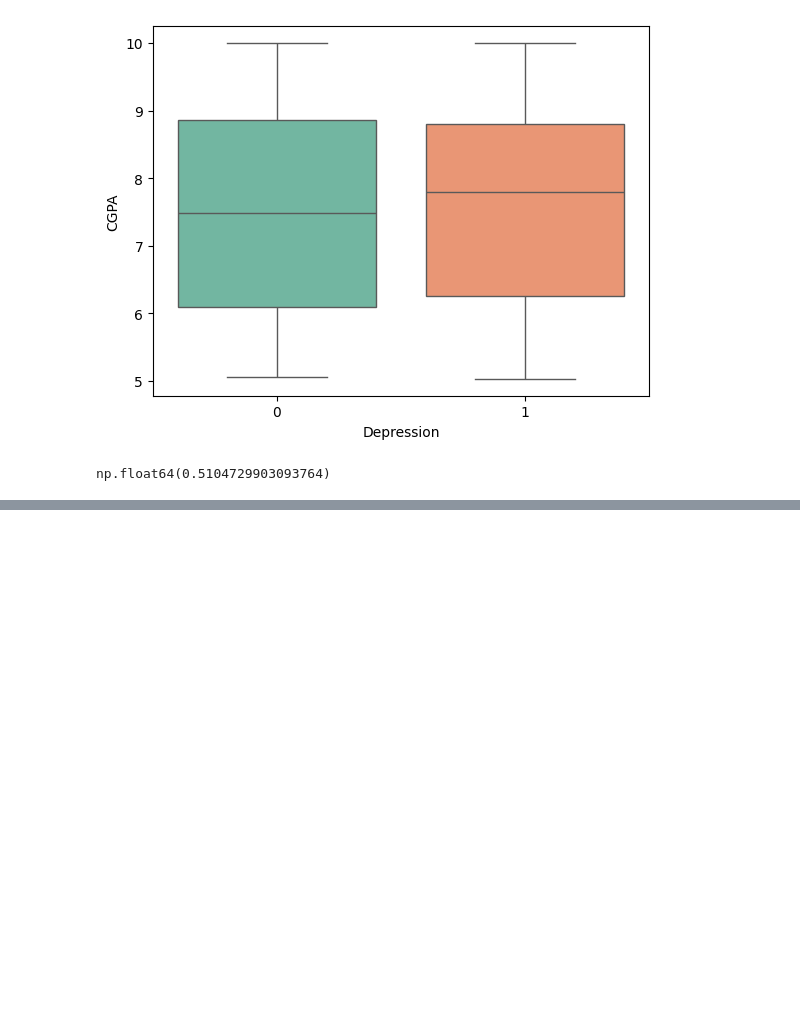
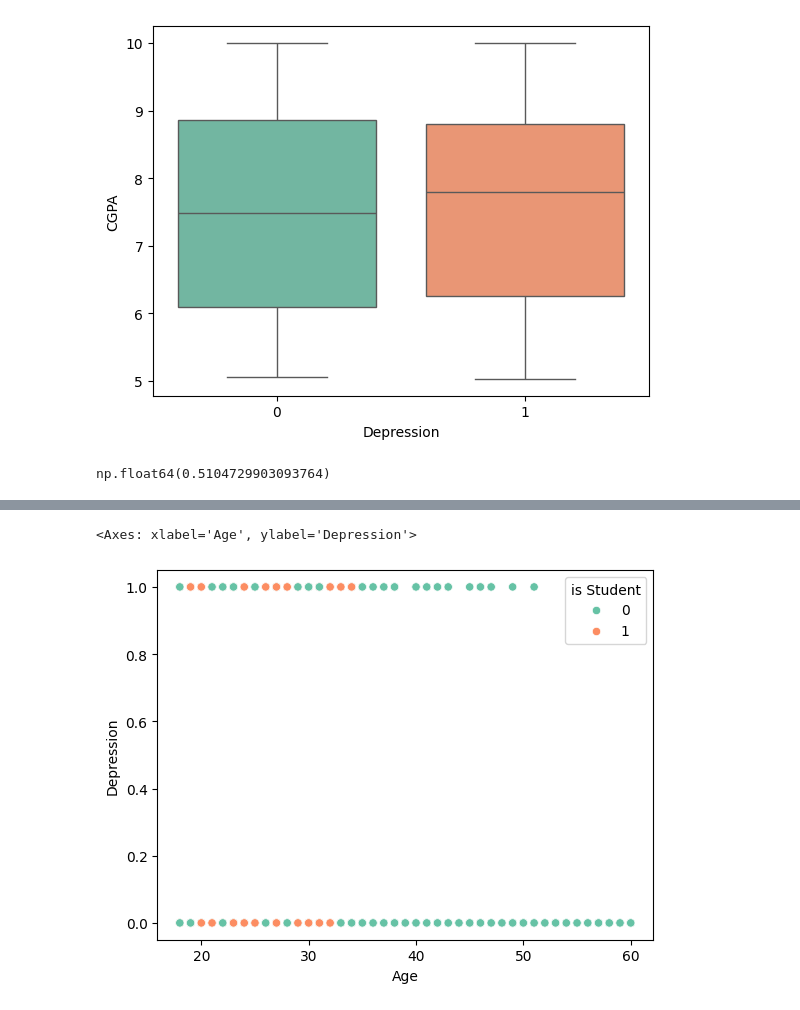
Before and after one commit to zgjhz/ai-fundamentals-hw, a Jupyter notebook: mental_health/main.ipynb, the cells around one changed output, grey strips where cells are left out. Cells and saved outputs as stored; diff of their text form; code cells hidden in the pictures; blank space fills up the shorter version.

```diff
--- a/mental_health/main.ipynb
+++ b/mental_health/main.ipynb
@@ -87,0 +163,8 @@ np.int64(0)
+# %%
+df['Working Professional or Student'].rename('is Student', inplace=True)
+df['is Student'] = df['Working Professional or Student'].apply(lambda x: 1 if x == 'Student' else 0)
+df.drop(columns=['Working Professional or Student'], inplace=True)
+
+df['Family History of Mental Illness'] = df['Family History of Mental Illness'].apply(lambda x: 1 if x == 'Yes' else 0)
+
+df
@@ -87,0 +185,5 @@ np.int64(0)
+# %%
+snus.scatterplot(x='Age', y='Depression', data=df, hue='is Student', palette='Set2')
+# %% [output]
+<Axes: xlabel='Age', ylabel='Depression'>
+[figure, added]
```
Also changed, not shown: parts of 9 cells of this notebook.
